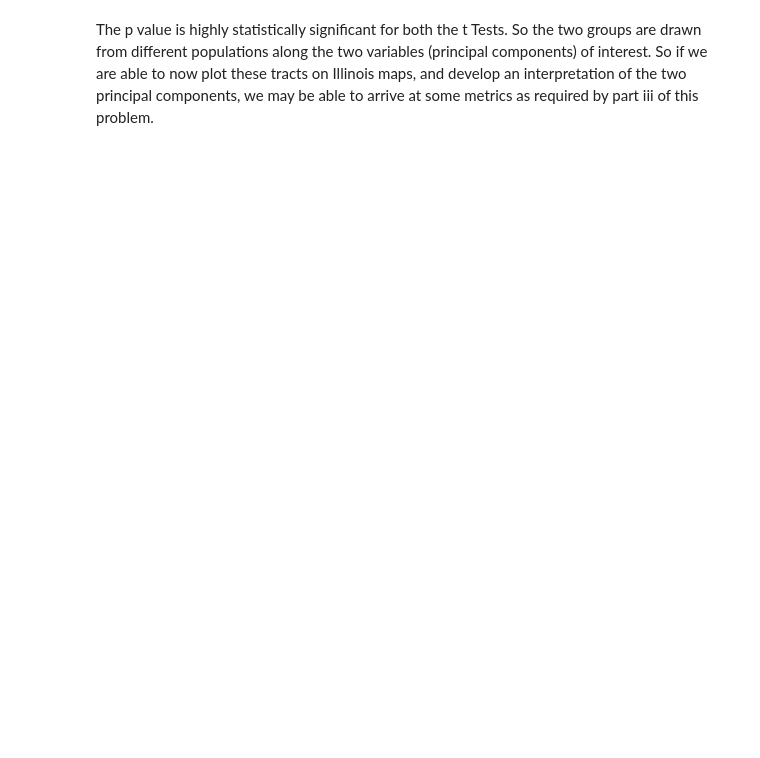
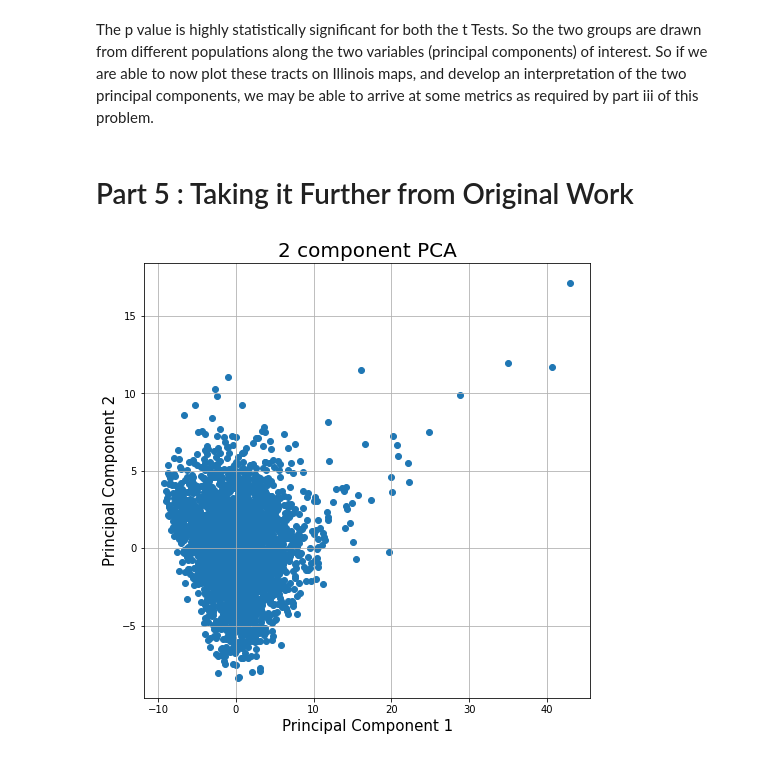
Before and after one commit to patternproject/sept-datadive-cdac, a Jupyter notebook: policyglot/Task1b-part_c.ipynb, the cells around one changed output. Drawn from its saved outputs; the diff is of its cells as text; code cells hidden in the pictures; blank space fills up the shorter version.

```diff
--- a/policyglot/Task1b-part_c.ipynb
+++ b/policyglot/Task1b-part_c.ipynb
@@ -390,3 +604,5 @@ print(ttest_ind(matched_tracts['PC2'], final_tracts['PC2']))
 # %% [markdown]
 The p value is highly statistically significant for both the t Tests. So the two groups are drawn from different populations along the two variables (principal components) of interest.
 So if we are able to now plot these tracts on Illinois maps, and develop an interpretation of the two principal components, we may be able to arrive at some metrics as required by part iii of this problem.
+# %% [markdown]
+# Part 5 : Taking it Further from Original Work
@@ -392,0 +611,12 @@ So if we are able to now plot these tracts on Illinois maps, and develop an inte
+# %%
+fig = plt.figure(figsize = (8,8))
+ax = fig.add_subplot(1,1,1)
+ax.set_xlabel('Principal Component 1', fontsize = 15)
+ax.set_ylabel('Principal Component 2', fontsize = 15)
+ax.set_title('2 component PCA', fontsize = 20)
+
+ax.scatter(df_pc['PC1'], df_pc['PC2'])
+#ax.legend(targets)
+ax.grid()
+# %% [output]
+[figure, added]
```
Also changed, not shown: parts of 42 cells of this notebook.
